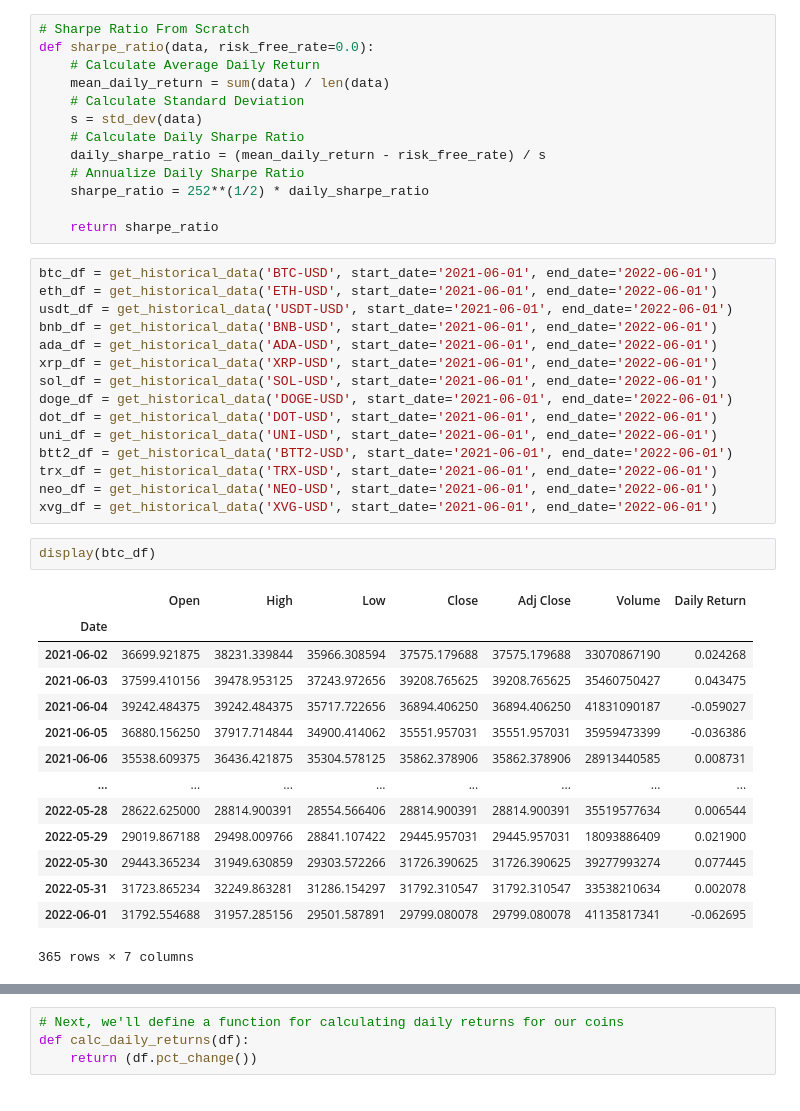
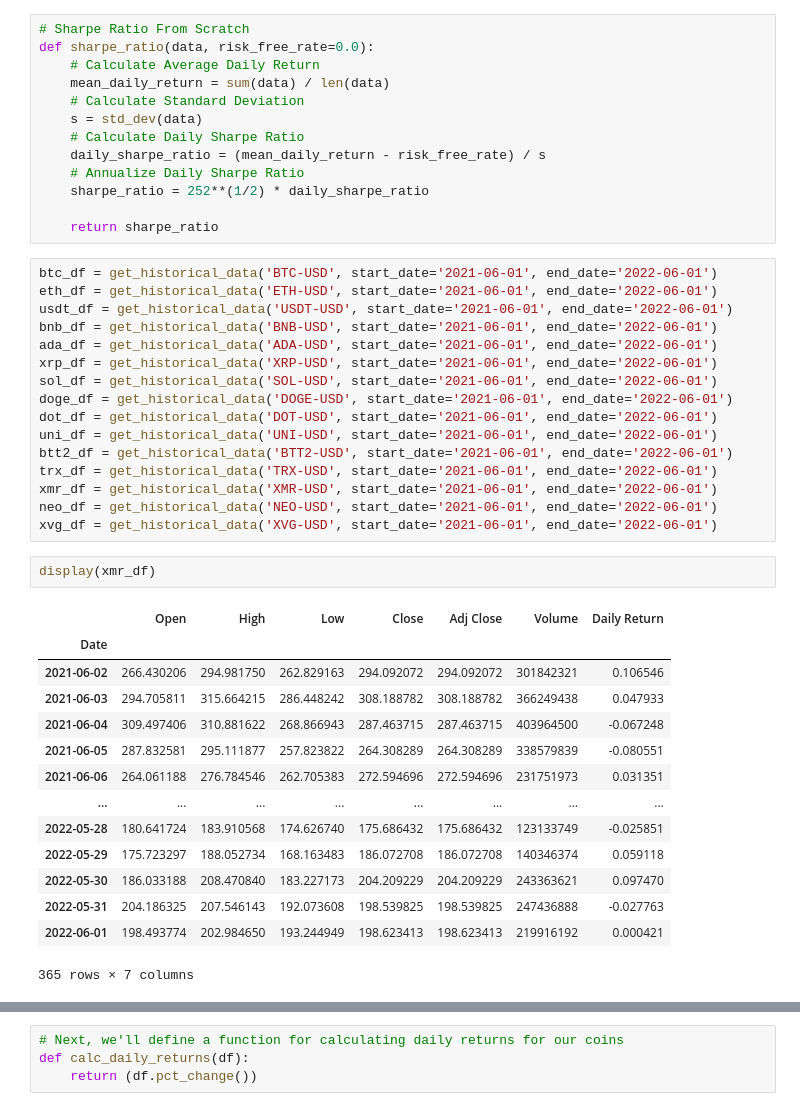
Before and after one commit to MykalM/Crypto-Risk-Assessment, a Jupyter notebook: UPDATEDdatabase_columns.ipynb, the cells around one changed output, grey strips where cells are left out. Drawn from its saved outputs; the diff is of its cells as text.

```diff
--- a/UPDATEDdatabase_columns.ipynb
+++ b/UPDATEDdatabase_columns.ipynb
@@ -112,24 +112,25 @@ dot_df = get_historical_data('DOT-USD', start_date='2021-06-01', end_date='2022-
 uni_df = get_historical_data('UNI-USD', start_date='2021-06-01', end_date='2022-06-01')
 btt2_df = get_historical_data('BTT2-USD', start_date='2021-06-01', end_date='2022-06-01')
 trx_df = get_historical_data('TRX-USD', start_date='2021-06-01', end_date='2022-06-01')
+xmr_df = get_historical_data('XMR-USD', start_date='2021-06-01', end_date='2022-06-01')
 neo_df = get_historical_data('NEO-USD', start_date='2021-06-01', end_date='2022-06-01')
 xvg_df = get_historical_data('XVG-USD', start_date='2021-06-01', end_date='2022-06-01')
 # %%
-display(btc_df)
+display(xmr_df)
 # %% [output]
 |  | Open | High | Low | Close | Adj Close | Volume | Daily Return |
 | Date |  |  |  |  |  |  |  |
-| 2021-06-02 | 36699.921875 | 38231.339844 | 35966.308594 | 37575.179688 | 37575.179688 | 33070867190 | 0.024268 |
-| 2021-06-03 | 37599.410156 | 39478.953125 | 37243.972656 | 39208.765625 | 39208.765625 | 35460750427 | 0.043475 |
-| 2021-06-04 | 39242.484375 | 39242.484375 | 35717.722656 | 36894.406250 | 36894.406250 | 41831090187 | -0.059027 |
-| 2021-06-05 | 36880.156250 | 37917.714844 | 34900.414062 | 35551.957031 | 35551.957031 | 35959473399 | -0.036386 |
-| 2021-06-06 | 35538.609375 | 36436.421875 | 35304.578125 | 35862.378906 | 35862.378906 | 28913440585 | 0.008731 |
+| 2021-06-02 | 266.430206 | 294.981750 | 262.829163 | 294.092072 | 294.092072 | 301842321 | 0.106546 |
+| 2021-06-03 | 294.705811 | 315.664215 | 286.448242 | 308.188782 | 308.188782 | 366249438 | 0.047933 |
+| 2021-06-04 | 309.497406 | 310.881622 | 268.866943 | 287.463715 | 287.463715 | 403964500 | -0.067248 |
+| 2021-06-05 | 287.832581 | 295.111877 | 257.823822 | 264.308289 | 264.308289 | 338579839 | -0.080551 |
+| 2021-06-06 | 264.061188 | 276.784546 | 262.705383 | 272.594696 | 272.594696 | 231751973 | 0.031351 |
 | ... | ... | ... | ... | ... | ... | ... | ... |
-| 2022-05-28 | 28622.625000 | 28814.900391 | 28554.566406 | 28814.900391 | 28814.900391 | 35519577634 | 0.006544 |
-| 2022-05-29 | 29019.867188 | 29498.009766 | 28841.107422 | 29445.957031 | 29445.957031 | 18093886409 | 0.021900 |
-| 2022-05-30 | 29443.365234 | 31949.630859 | 29303.572266 | 31726.390625 | 31726.390625 | 39277993274 | 0.077445 |
-| 2022-05-31 | 31723.865234 | 32249.863281 | 31286.154297 | 31792.310547 | 31792.310547 | 33538210634 | 0.002078 |
-| 2022-06-01 | 31792.554688 | 31957.285156 | 29501.587891 | 29799.080078 | 29799.080078 | 41135817341 | -0.062695 |
+| 2022-05-28 | 180.641724 | 183.910568 | 174.626740 | 175.686432 | 175.686432 | 123133749 | -0.025851 |
+| 2022-05-29 | 175.723297 | 188.052734 | 168.163483 | 186.072708 | 186.072708 | 140346374 | 0.059118 |
+| 2022-05-30 | 186.033188 | 208.470840 | 183.227173 | 204.209229 | 204.209229 | 243363621 | 0.097470 |
+| 2022-05-31 | 204.186325 | 207.546143 | 192.073608 | 198.539825 | 198.539825 | 247436888 | -0.027763 |
+| 2022-06-01 | 198.493774 | 202.984650 | 193.244949 | 198.623413 | 198.623413 | 219916192 | 0.000421 |
 365 rows × 7 columns
 # %%
 display(annualize_sharpe_ratio(btc_df['Daily Return']))
```
Also changed, not shown: parts of 22 cells of this notebook.
